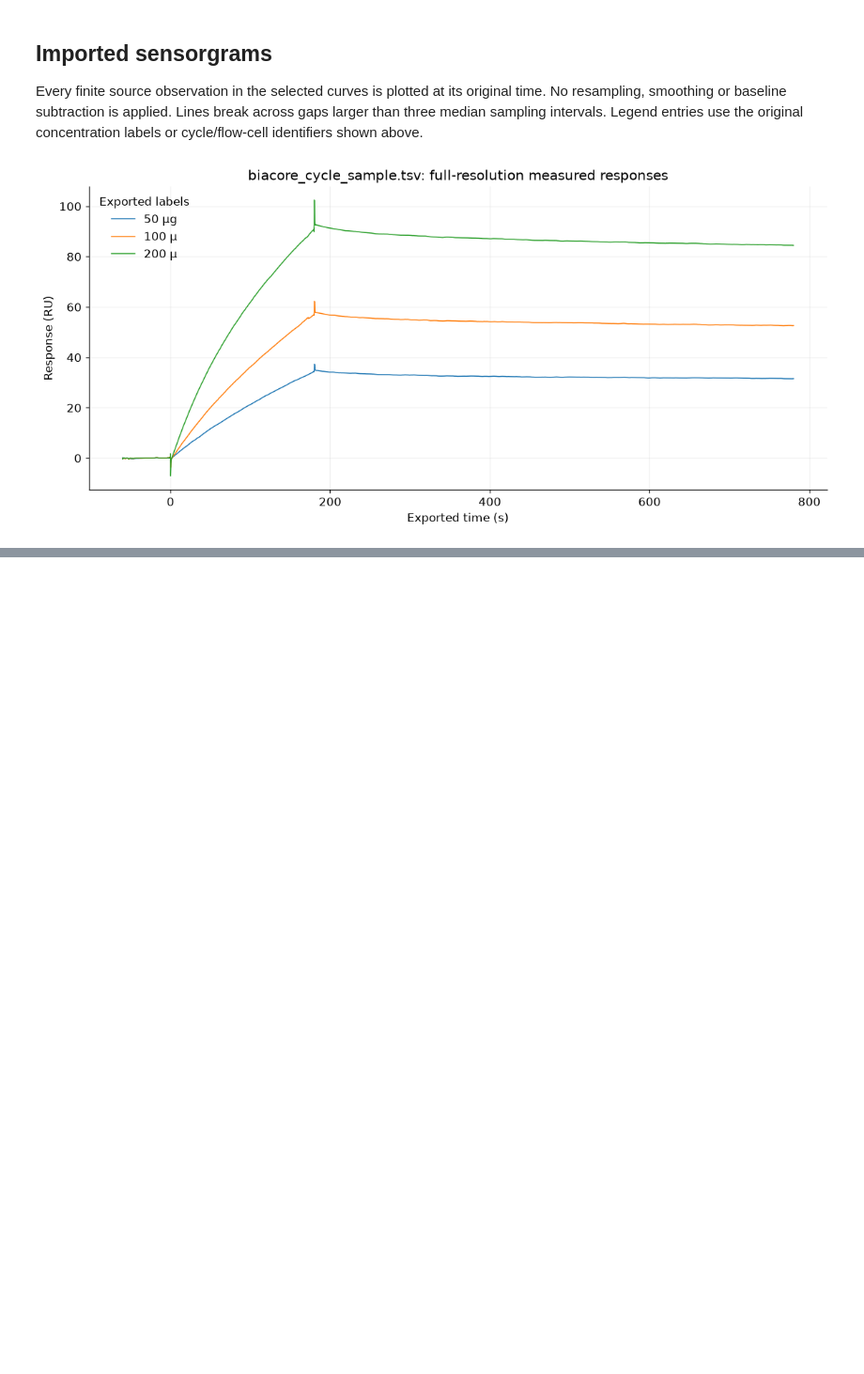
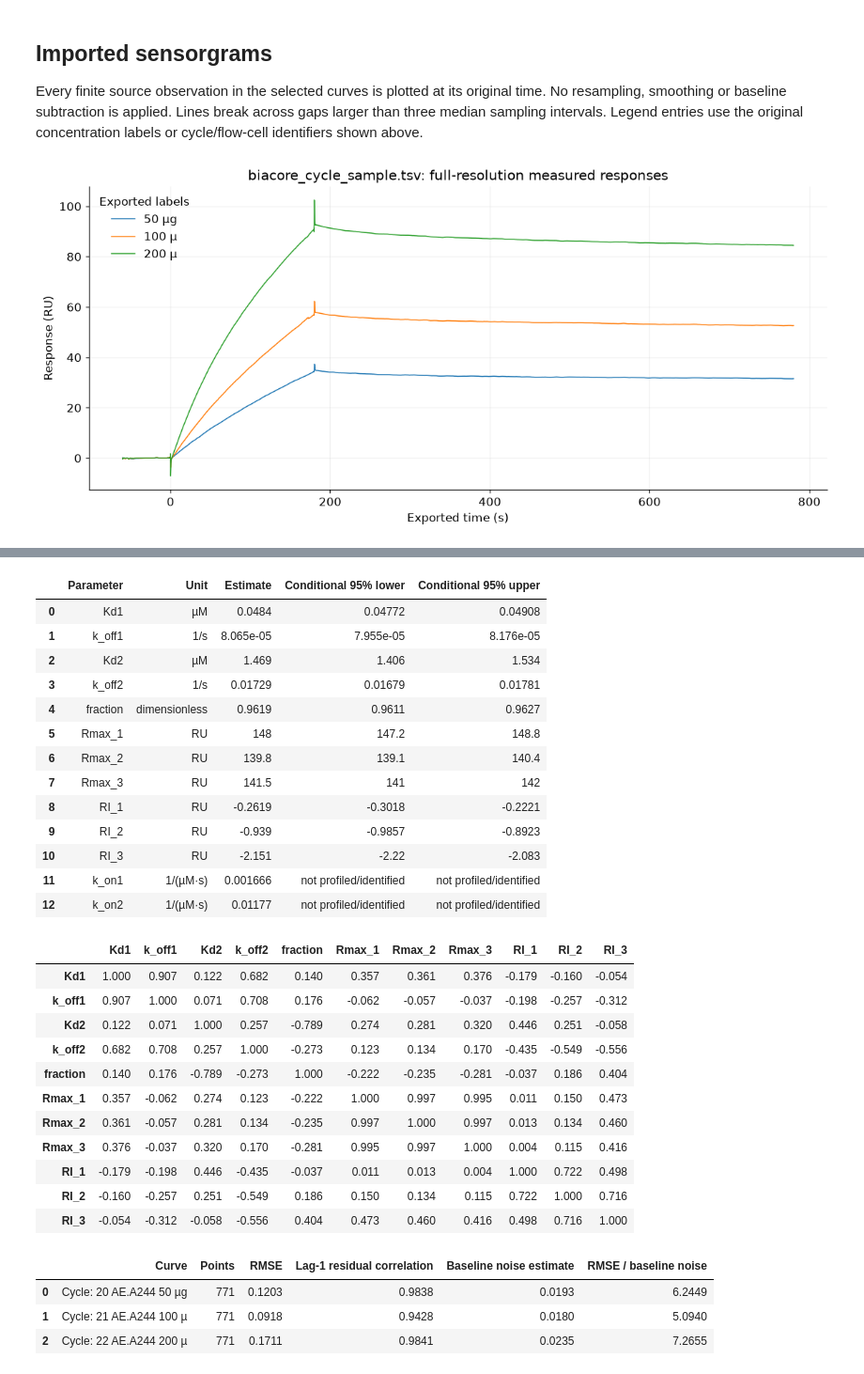
Before and after one commit to osvalB/pykingenie, a Jupyter notebook: notebooks/14_biacore_cycle_sample_import.ipynb, the cells around one changed output, grey strips where cells are left out. Shown at 94% size. Saved outputs shown, nothing was run; the diff lists cells and outputs as text; code cells hidden in the pictures; blank space fills up the shorter version.

```diff
--- a/notebooks/14_biacore_cycle_sample_import.ipynb
+++ b/notebooks/14_biacore_cycle_sample_import.ipynb
@@ -211,0 +315,38 @@ Selection details, missing-pair counts, provenance and licenses:
+# %%
+display(parameter_table(analysis).style.format({
+    "Estimate": "{:.4g}", "Conditional 95% lower": "{:.4g}",
+    "Conditional 95% upper": "{:.4g}",
+}, na_rep="not profiled/identified"))
+display(analysis["best"]["correlation"].style.format(precision=3, na_rep="not identified"))
+display(analysis["best"]["residuals"].style.format(precision=4))
+# %% [output]
+|  | Parameter | Unit | Estimate | Conditional 95% lower | Conditional 95% upper |
+| 0 | Kd1 | µM | 0.0484 | 0.04772 | 0.04908 |
+| 1 | k_off1 | 1/s | 8.065e-05 | 7.955e-05 | 8.176e-05 |
+| 2 | Kd2 | µM | 1.469 | 1.406 | 1.534 |
+| 3 | k_off2 | 1/s | 0.01729 | 0.01679 | 0.01781 |
+| 4 | fraction | dimensionless | 0.9619 | 0.9611 | 0.9627 |
+| 5 | Rmax_1 | RU | 148 | 147.2 | 148.8 |
+| 6 | Rmax_2 | RU | 139.8 | 139.1 | 140.4 |
+| 7 | Rmax_3 | RU | 141.5 | 141 | 142 |
+| 8 | RI_1 | RU | -0.2619 | -0.3018 | -0.2221 |
+| 9 | RI_2 | RU | -0.939 | -0.9857 | -0.8923 |
+| 10 | RI_3 | RU | -2.151 | -2.22 | -2.083 |
+| 11 | k_on1 | 1/(µM·s) | 0.001666 | not profiled/identified | not profiled/identified |
+| 12 | k_on2 | 1/(µM·s) | 0.01177 | not profiled/identified | not profiled/identified |
+|  | Kd1 | k_off1 | Kd2 | k_off2 | fraction | Rmax_1 | Rmax_2 | Rmax_3 | RI_1 | RI_2 | RI_3 |
+| Kd1 | 1.000 | 0.907 | 0.122 | 0.682 | 0.140 | 0.357 | 0.361 | 0.376 | -0.179 | -0.160 | -0.054 |
+| k_off1 | 0.907 | 1.000 | 0.071 | 0.708 | 0.176 | -0.062 | -0.057 | -0.037 | -0.198 | -0.257 | -0.312 |
+| Kd2 | 0.122 | 0.071 | 1.000 | 0.257 | -0.789 | 0.274 | 0.281 | 0.320 | 0.446 | 0.251 | -0.058 |
+| k_off2 | 0.682 | 0.708 | 0.257 | 1.000 | -0.273 | 0.123 | 0.134 | 0.170 | -0.435 | -0.549 | -0.556 |
+| fraction | 0.140 | 0.176 | -0.789 | -0.273 | 1.000 | -0.222 | -0.235 | -0.281 | -0.037 | 0.186 | 0.404 |
+| Rmax_1 | 0.357 | -0.062 | 0.274 | 0.123 | -0.222 | 1.000 | 0.997 | 0.995 | 0.011 | 0.150 | 0.473 |
+| Rmax_2 | 0.361 | -0.057 | 0.281 | 0.134 | -0.235 | 0.997 | 1.000 | 0.997 | 0.013 | 0.134 | 0.460 |
+| Rmax_3 | 0.376 | -0.037 | 0.320 | 0.170 | -0.281 | 0.995 | 0.997 | 1.000 | 0.004 | 0.115 | 0.416 |
+| RI_1 | -0.179 | -0.198 | 0.446 | -0.435 | -0.037 | 0.011 | 0.013 | 0.004 | 1.000 | 0.722 | 0.498 |
+| RI_2 | -0.160 | -0.257 | 0.251 | -0.549 | 0.186 | 0.150 | 0.134 | 0.115 | 0.722 | 1.000 | 0.716 |
+| RI_3 | -0.054 | -0.312 | -0.058 | -0.556 | 0.404 | 0.473 | 0.460 | 0.416 | 0.498 | 0.716 | 1.000 |
+|  | Curve | Points | RMSE | Lag-1 residual correlation | Baseline noise estimate | RMSE / baseline noise |
+| 0 | Cycle: 20 AE.A244 50 µg | 771 | 0.1203 | 0.9838 | 0.0193 | 6.2449 |
+| 1 | Cycle: 21 AE.A244 100 µ | 771 | 0.0918 | 0.9428 | 0.0180 | 5.0940 |
+| 2 | Cycle: 22 AE.A244 200 µ | 771 | 0.1711 | 0.9841 | 0.0235 | 7.2655 |
```
Also changed, not shown: parts of 21 cells of this notebook, 18 other files.
